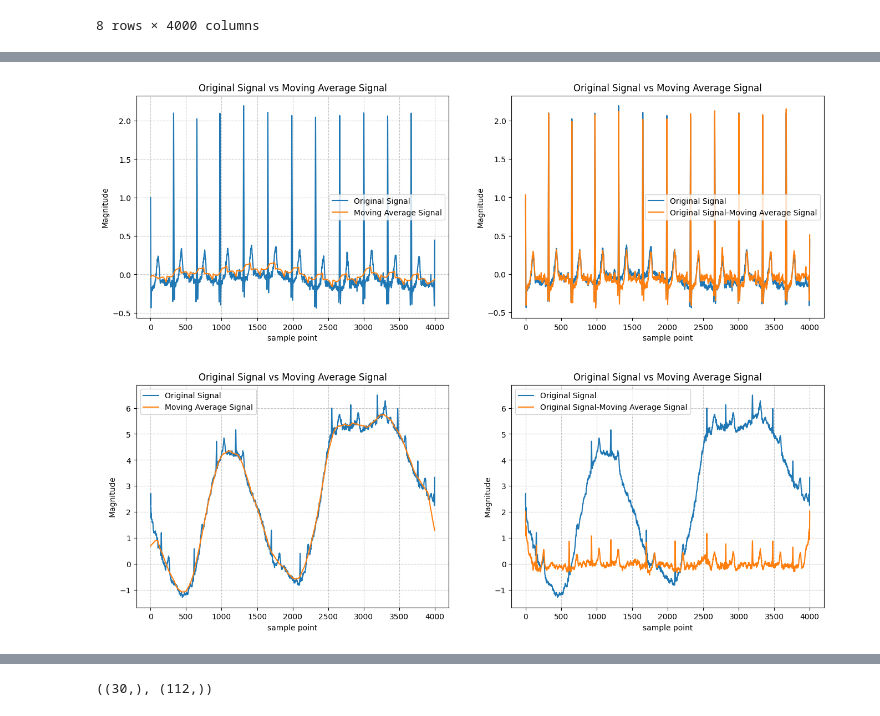
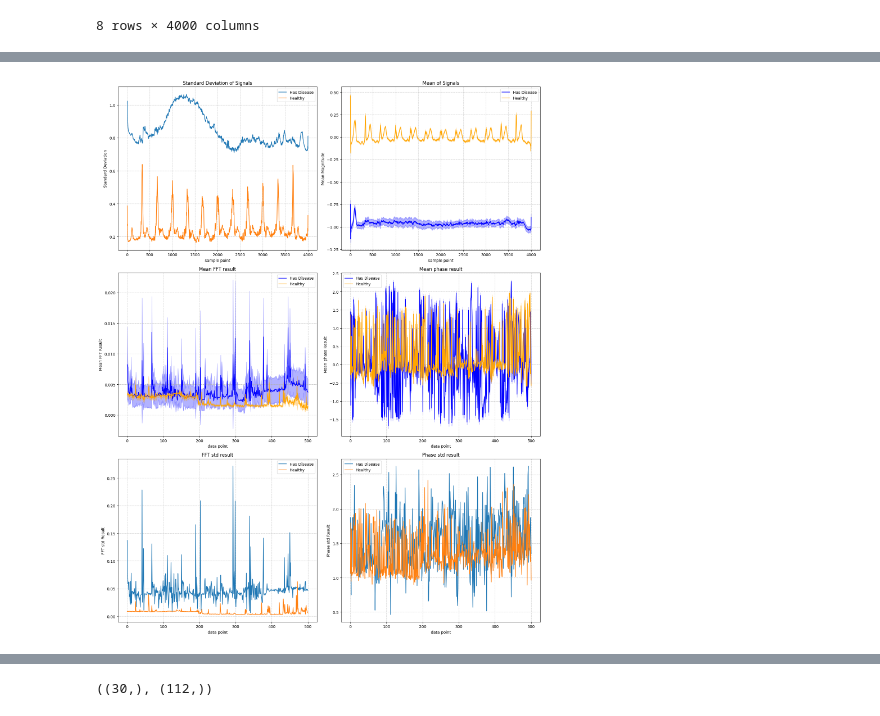
Before and after one commit to zivmax/bmedesign-cpsc, a Jupyter notebook: EDA.ipynb, the cells around one changed output, grey strips where cells are left out. Cells and saved outputs as stored; diff of their text form; code cells hidden in the pictures.

Commit message:
refactor: move plots to utils

```diff
--- a/EDA.ipynb
+++ b/EDA.ipynb
@@ -338,57 +159,4 @@ statistics_plot(labeled_train_df, labeled_freq_df)
-# %%
-from src.utils import SignalOps, SignalFeatures
-
-WINDOW = 200
-def differential_plot(healthy, ill, duration=4000, title='Differential Plot', label1='origin', label2='transformed'):
-    healthy_origin = healthy[0]
-    healthy_transformed = healthy[1]
-    t = np.linspace(0, duration, duration)
-    plt.figure(figsize=(16, 12))
-
-    plt.subplot(2, 2, 1)
-    sns.lineplot(x=t, y=healthy_origin, label=label1)
-    sns.lineplot(x=t, y=healthy_transformed, label=label2)
-    plt.title('healthy ' + title)
-    plt.xlabel('sample point')
-    plt.ylabel('Magnitude')
-    plt.legend()
-    plt.grid(True, linestyle='--', alpha=0.7)
-
-    plt.subplot(2, 2, 2)
-    sns.lineplot(x=t, y=healthy_origin, label=label1)
-    sns.lineplot(x=t, y=healthy_origin-healthy_transformed, label=label1 + '-' + label2)
-    plt.title('healthy ' + title)
-    plt.xlabel('sample point')
-    plt.ylabel('Magnitude')
-    plt.legend()
-
-    plt.subplots_adjust(hspace=0.3)
-    ill_origin = ill[0]
-    ill_transformed = ill[1]
-
-    plt.subplot(2, 2, 3)
-    sns.lineplot(x=t, y=ill_origin, label=label1)
-    sns.lineplot(x=t, y=ill_transformed, label=label2)
-    plt.title('ill ' + title)
-    plt.xlabel('sample point')
-    plt.ylabel('Magnitude')
-    plt.legend()
-    plt.grid(True, linestyle='--', alpha=0.7)
-    plt.subplot(2, 2, 4)
-    sns.lineplot(x=t, y=ill_origin, label=label1)
-    sns.lineplot(x=t, y=ill_origin-ill_transformed, label=label1 + '-' + label2)
-    plt.title('ill ' + title)
-    plt.xlabel('sample point')
-    plt.ylabel('Magnitude')
-    plt.legend()
-
-    plt.grid(True, linestyle='--', alpha=0.7)
-    plt.show()
-
-sample_healthy_signal = labeled_train_df.loc[500]
-sample_ill_signal = labeled_train_df.loc[0]
-healthy_sample = (sample_healthy_signal, SignalFeatures.moving_average(sample_healthy_signal, window_length=WINDOW))
-ill_sample = (sample_ill_signal, SignalFeatures.moving_average(sample_ill_signal, window_length=WINDOW))
-differential_plot(healthy_sample, ill_sample, title='Original Signal vs Moving Average Signal', label1='Original Signal', label2='Moving Average Signal')
-# %% [output]
-[figure, removed]
+# %%
+SignalPlot.statistics_plot(labeled_train_df, labeled_freq_df)
+# %% [output]
+[figure, added]
```
Also changed, not shown: parts of 14 cells of this notebook, 1 other file.
